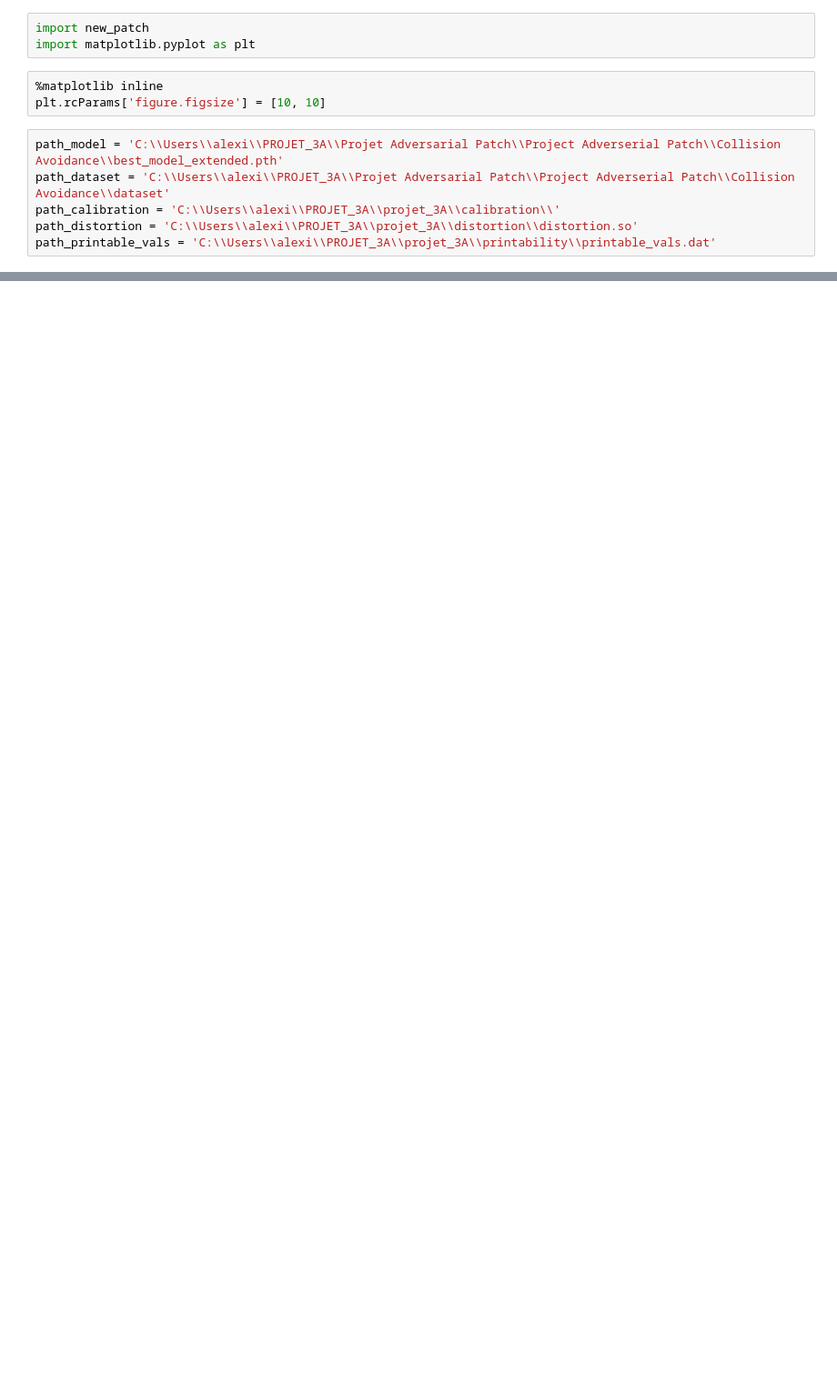
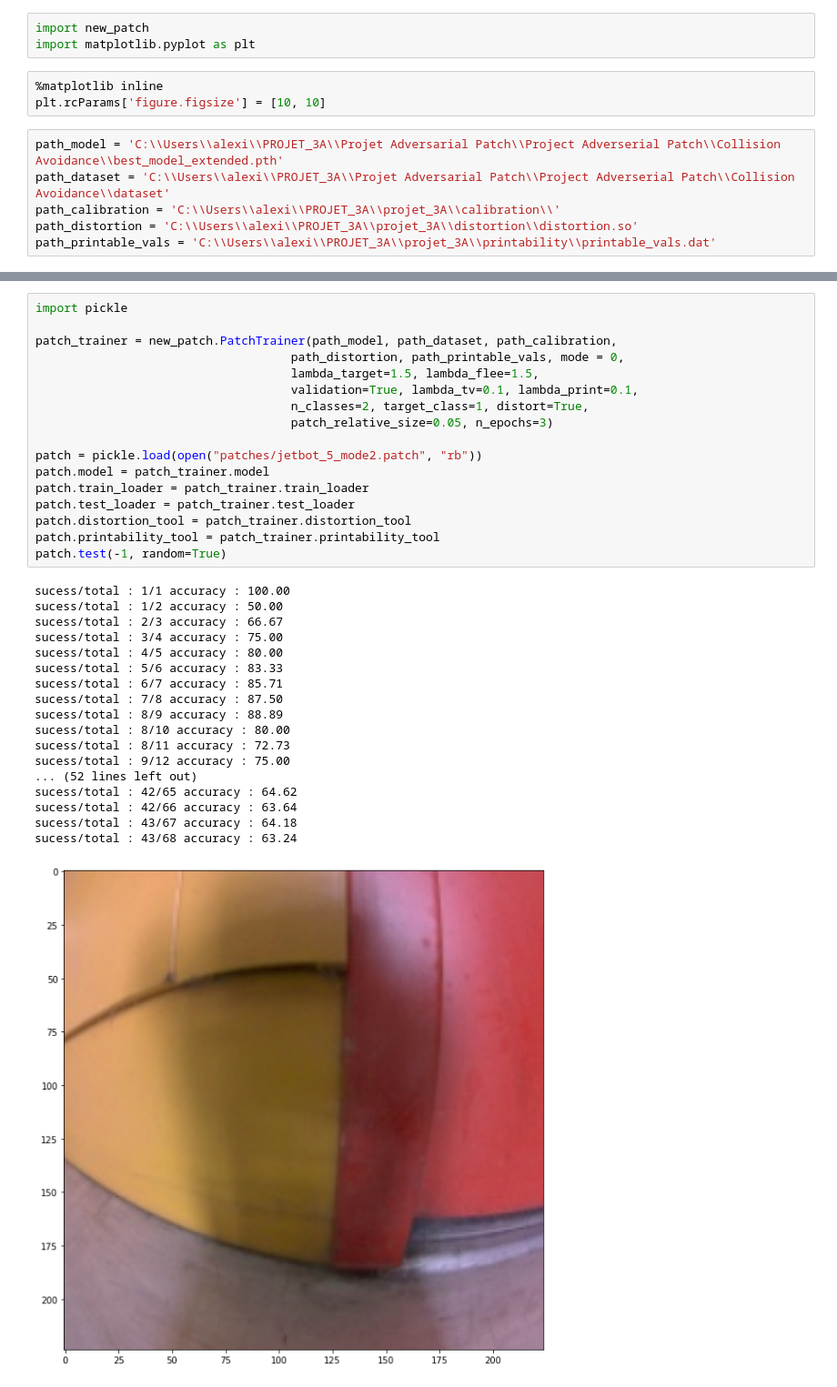
Before and after one commit to AlexisMotet/Attacking_JetBot, a Jupyter notebook: new_generate_adversarial_patch.ipynb, the cells around one changed output, grey strips where cells are left out. Shown at 91% size. Cells and saved outputs as stored; diff of their text form; blank space fills up the shorter version.

Commit message:
avec differents modes

```diff
--- a/new_generate_adversarial_patch.ipynb
+++ b/new_generate_adversarial_patch.ipynb
@@ -63,0 +42,36 @@ RuntimeError: [enforce fail at C:\actions-runner\_work\pytorch\pytorch\builder\w
+# %%
+import pickle
+
+patch_trainer = new_patch.PatchTrainer(path_model, path_dataset, path_calibration,
+                                    path_distortion, path_printable_vals, mode = 0,
+                                    lambda_target=1.5, lambda_flee=1.5,
+                                    validation=True, lambda_tv=0.1, lambda_print=0.1,
+                                    n_classes=2, target_class=1, distort=True,
+                                    patch_relative_size=0.05, n_epochs=3)
+
+patch = pickle.load(open("patches/jetbot_5_mode2.patch", "rb"))
+patch.model = patch_trainer.model
+patch.train_loader = patch_trainer.train_loader
+patch.test_loader = patch_trainer.test_loader
+patch.distortion_tool = patch_trainer.distortion_tool
+patch.printability_tool = patch_trainer.printability_tool
+patch.test(-1, random=True)
+# %% [output]
+sucess/total : 1/1 accuracy : 100.00
+sucess/total : 1/2 accuracy : 50.00
+sucess/total : 2/3 accuracy : 66.67
+sucess/total : 3/4 accuracy : 75.00
+sucess/total : 4/5 accuracy : 80.00
+sucess/total : 5/6 accuracy : 83.33
+sucess/total : 6/7 accuracy : 85.71
+sucess/total : 7/8 accuracy : 87.50
+sucess/total : 8/9 accuracy : 88.89
+sucess/total : 8/10 accuracy : 80.00
+sucess/total : 8/11 accuracy : 72.73
+sucess/total : 9/12 accuracy : 75.00
+... (52 lines left out)
+sucess/total : 42/65 accuracy : 64.62
+sucess/total : 42/66 accuracy : 63.64
+sucess/total : 43/67 accuracy : 64.18
+sucess/total : 43/68 accuracy : 63.24
+[figure, added]
```
Also changed, not shown: parts of 3 cells of this notebook, 7 other files.
